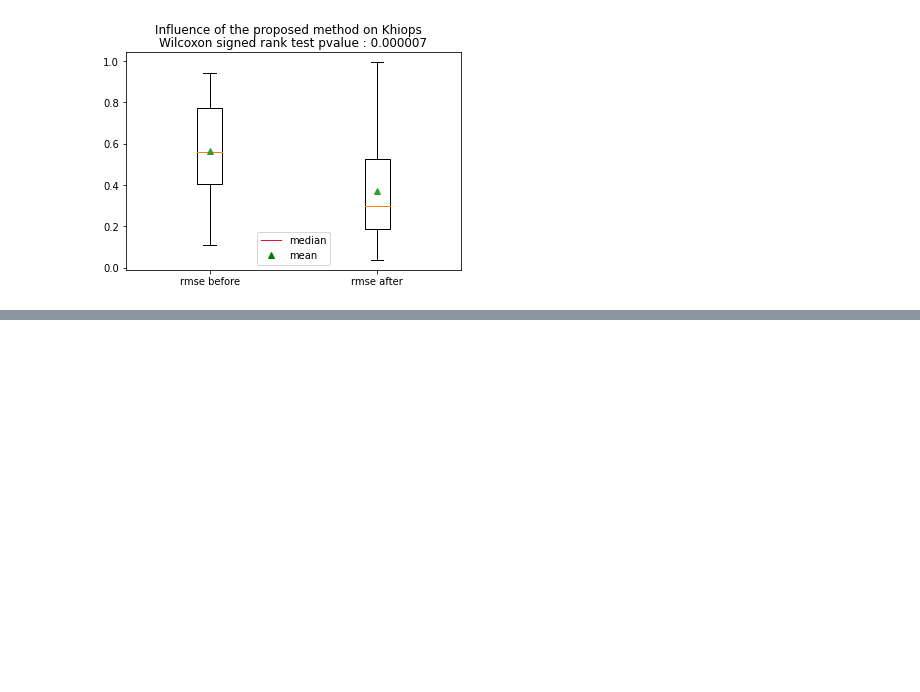
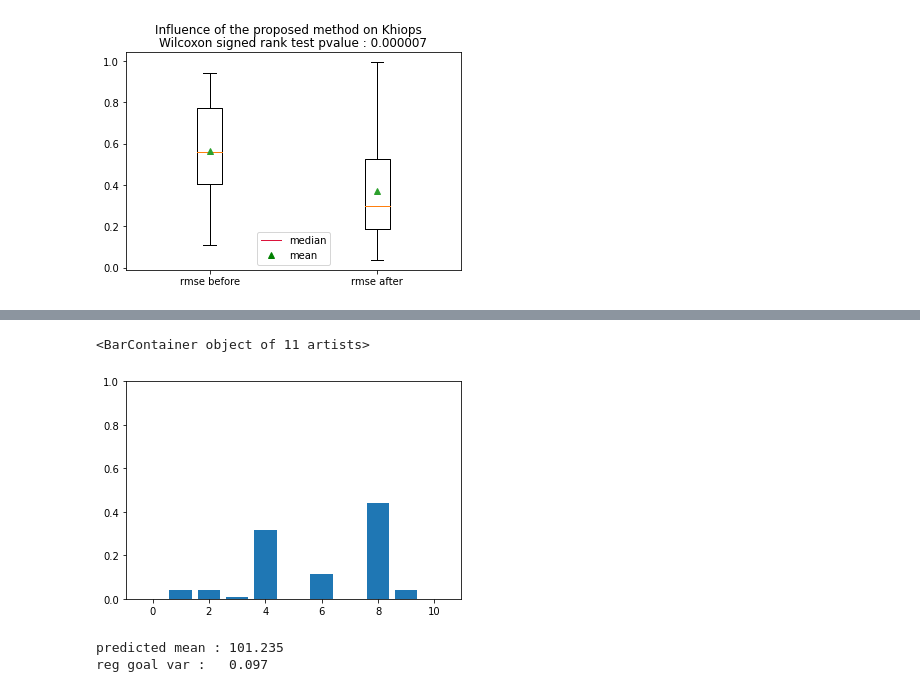
Before and after one commit to ColinTr/ClassificationForRegression, a Jupyter notebook: notebooks/Discussion.ipynb, the cells around one changed output, grey strips where cells are left out. Saved outputs shown, nothing was run; the diff lists cells and outputs as text; code cells hidden in the pictures; blank space fills up the shorter version.

```diff
--- a/notebooks/Discussion.ipynb
+++ b/notebooks/Discussion.ipynb
@@ -468,0 +518,24 @@ create_box_plot(new_khiops_rmse, base_khiops_rmse, 'Influence of the proposed me
+# %%
+differences = []
+
+for tmp_index in range(len(model.y_thresholds_) - 1):
+    differences.append( model.y_thresholds_[tmp_index + 1] - model.y_thresholds_[tmp_index] )
+# %%
+axes = plt.gca()
+axes.set_ylim([0, 1])
+plt.bar(range(len(model.X_thresholds_) - 1), differences)
+# %% [output]
+<BarContainer object of 11 artists>
+[figure, added]
+# %%
+mean = 0
+
+for e1, e2 in zip(model.X_thresholds_, model.y_thresholds_):
+    mean += e1 * e2
+
+print('predicted mean : {0:.3f}'.format(mean))
+
+print('reg goal var :   {0:.3f}'.format(split_0_extracted_features_dataset.iloc[rand_index]['reg_goal_var']))
+# %% [output]
+predicted mean : 101.235
+reg goal var :   0.097
```
Also changed, not shown: parts of 16 cells of this notebook.
